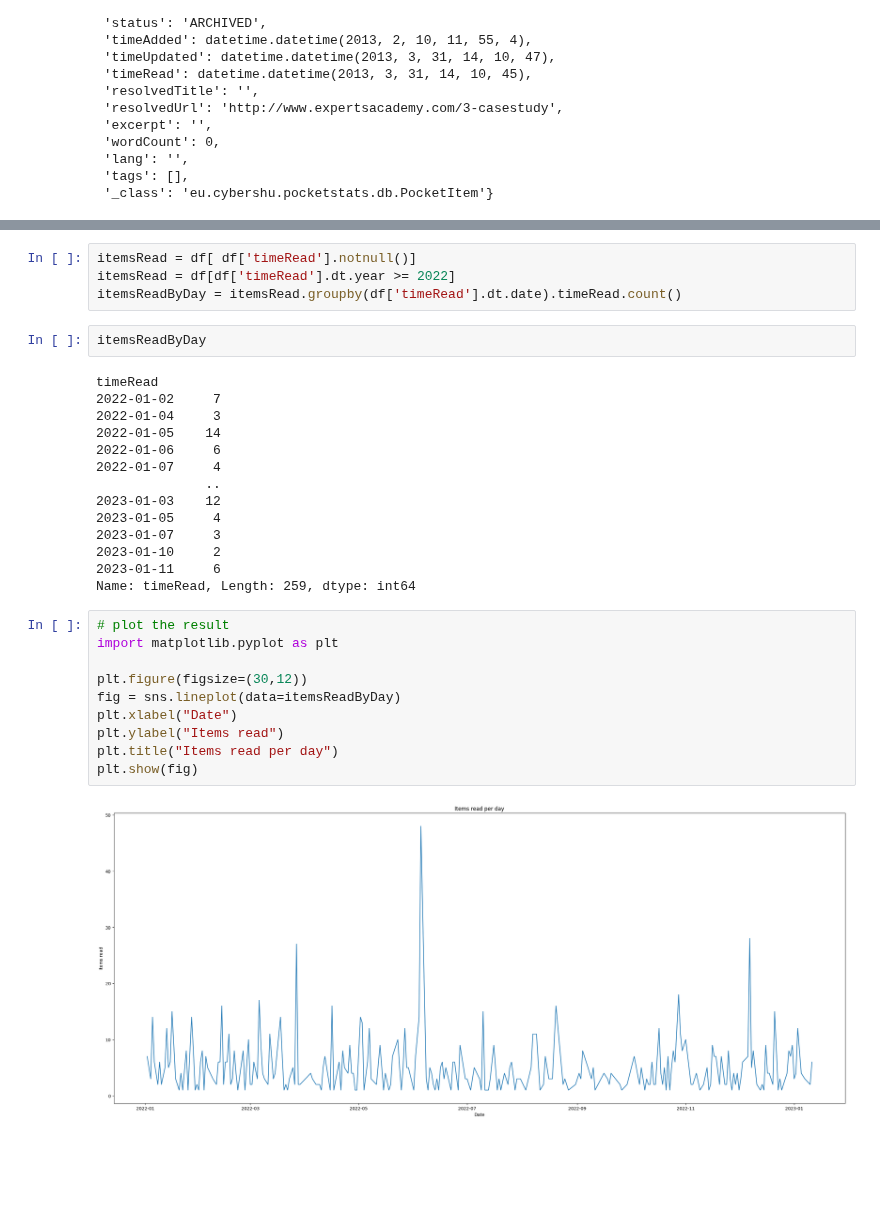
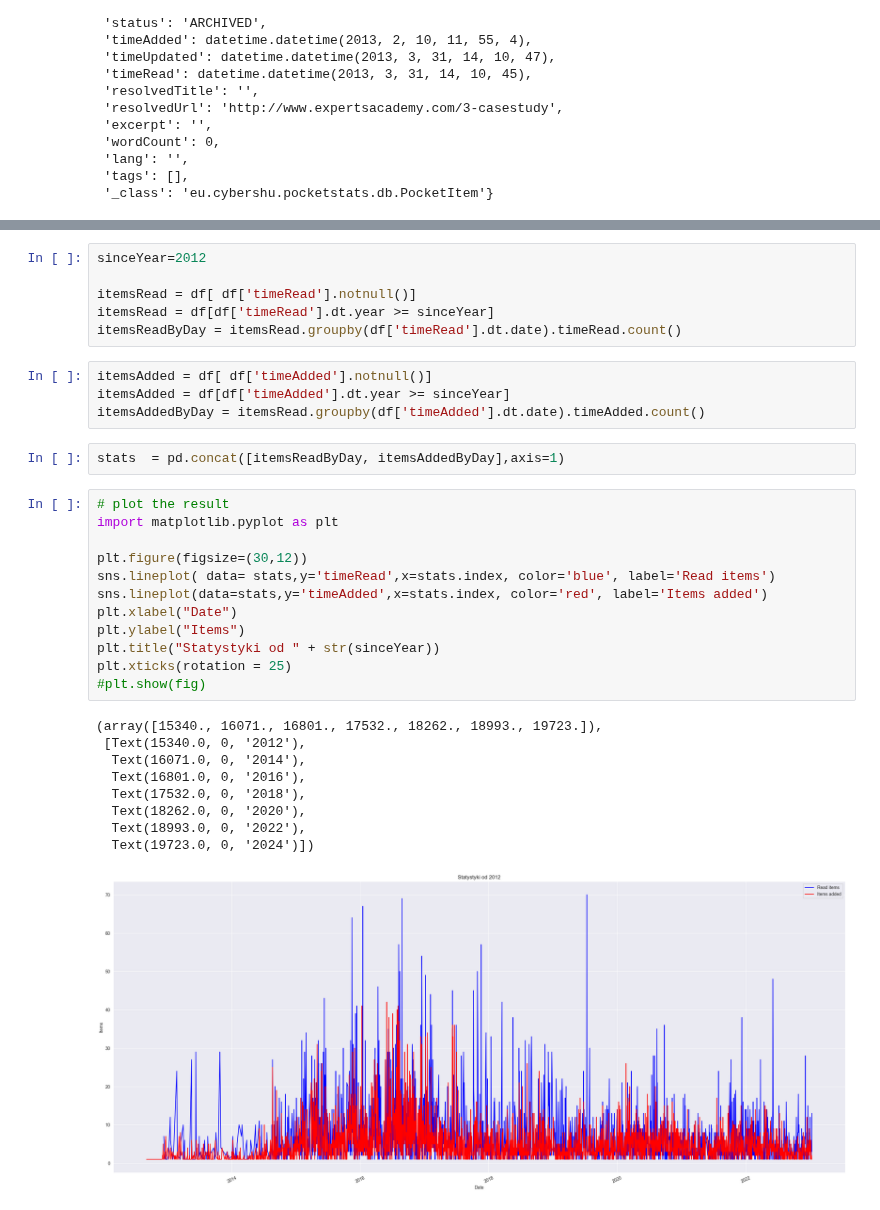
Before and after one commit to michmzr/PocketStats, a Jupyter notebook: src/main/raporting/raport.ipynb, the cells around one changed output, grey strips where cells are left out. Drawn from its saved outputs; the diff is of its cells as text; blank space fills up the shorter version.

```diff
--- a/src/main/raporting/raport.ipynb
+++ b/src/main/raporting/raport.ipynb
@@ -37,34 +37,36 @@ df.head()
 | 3 | 128936829 | http://www.expertsacademy.com/1-1... | Brendon Burchard presents Experts... | False | ARCHIVED | 2013-01-18 09:45:11 | 2013-03-31 14:04:23 | 2013-03-31 14:04:21 |  | ... |
 | 4 | 351833833 | http://www.programfiles.pl/progra... | ZenWriter 1.0 • pobierz program z... | False | ARCHIVED | 2013-05-07 10:18:49 | 2013-05-17 15:19:48 | 2013-05-17 15:19:48 | Opis programu ZenWriter 1.0: | ... |
 # %%
+sinceYear=2012
+
 itemsRead = df[ df['timeRead'].notnull()]
-itemsRead = df[df['timeRead'].dt.year >= 2022]
+itemsRead = df[df['timeRead'].dt.year >= sinceYear]
 itemsReadByDay = itemsRead.groupby(df['timeRead'].dt.date).timeRead.count()
-# %%
-itemsReadByDay
-# %% [output]
-timeRead
-2022-01-02     7
-2022-01-04     3
-2022-01-05    14
-2022-01-06     6
-2022-01-07     4
-              ..
-2023-01-03    12
-2023-01-05     4
-2023-01-07     3
-2023-01-10     2
-2023-01-11     6
-Name: timeRead, Length: 259, dtype: int64
+# %%
+itemsAdded = df[ df['timeAdded'].notnull()]
+itemsAdded = df[df['timeAdded'].dt.year >= sinceYear]
+itemsAddedByDay = itemsRead.groupby(df['timeAdded'].dt.date).timeAdded.count()
+# %%
+stats  = pd.concat([itemsReadByDay, itemsAddedByDay],axis=1)
 # %%
 # plot the result
 import matplotlib.pyplot as plt
 
 plt.figure(figsize=(30,12))
-fig = sns.lineplot(data=itemsReadByDay)
+sns.lineplot( data= stats,y='timeRead',x=stats.index, color='blue', label='Read items')
+sns.lineplot(data=stats,y='timeAdded',x=stats.index, color='red', label='Items added')
 plt.xlabel("Date")
-plt.ylabel("Items read")
-plt.title("Items read per day")
-plt.show(fig)
+plt.ylabel("Items")
+plt.title("Statystyki od " + str(sinceYear))
+plt.xticks(rotation = 25)
+#plt.show(fig)
 # %% [output]
+(array([15340., 16071., 16801., 17532., 18262., 18993., 19723.]),
+ [Text(15340.0, 0, '2012'),
+  Text(16071.0, 0, '2014'),
+  Text(16801.0, 0, '2016'),
+  Text(17532.0, 0, '2018'),
+  Text(18262.0, 0, '2020'),
+  Text(18993.0, 0, '2022'),
+  Text(19723.0, 0, '2024')])
-[figure, old version]
+[figure, new version]
```
Also changed, not shown: parts of 2 cells of this notebook, 2 other files.
